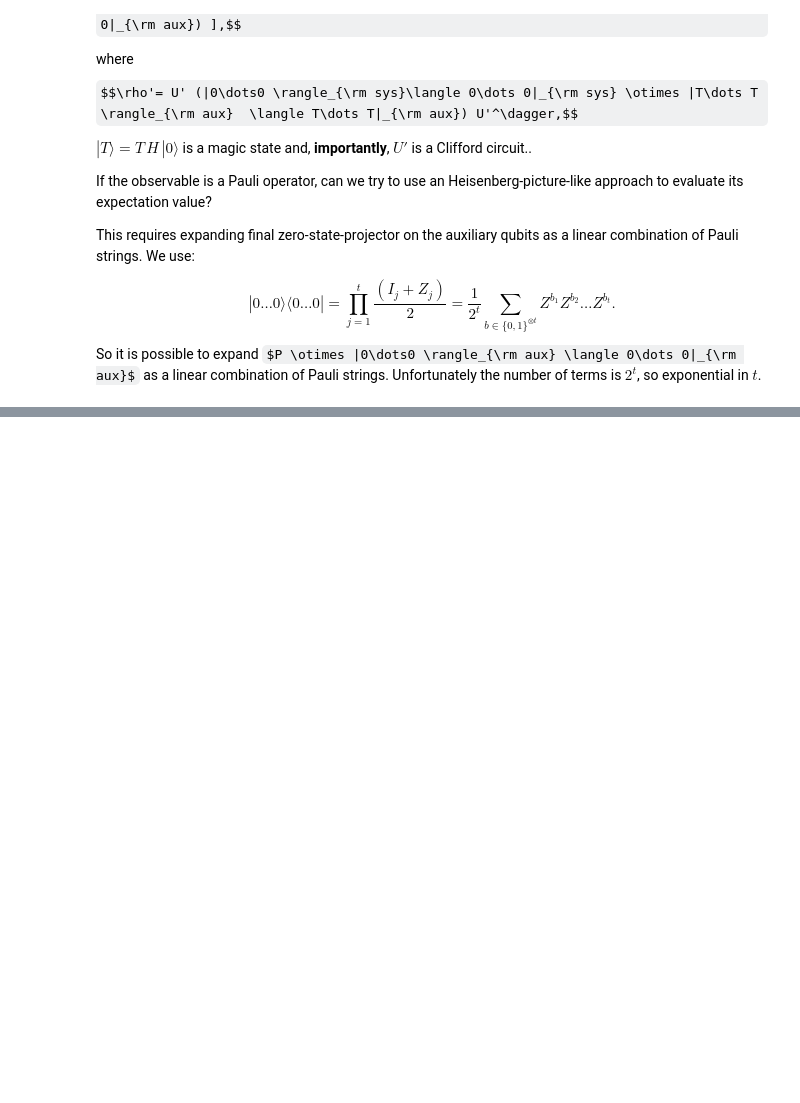
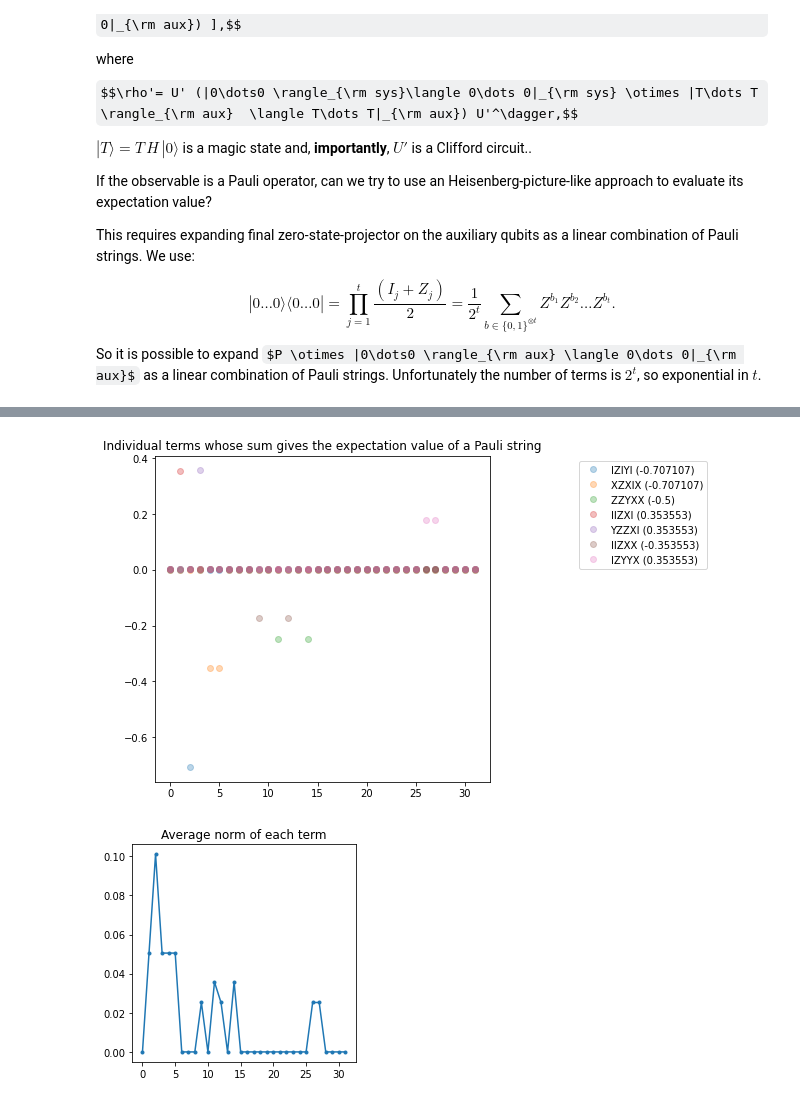
Before and after one commit to andreamari/dropbox, a Jupyter notebook: clifford/magic_state_simulation.ipynb, the cells around one changed output, grey strips where cells are left out. Saved outputs shown, nothing was run; the diff lists cells and outputs as text; code cells hidden in the pictures; some formulas as TeX source; blank space fills up the shorter version.

```diff
--- a/clifford/magic_state_simulation.ipynb
+++ b/clifford/magic_state_simulation.ipynb
@@ -431,0 +474,30 @@ for p in ["I", "X", "Y", "Z"]:
+# %%
+def compute_pauli_expval_with_gadget_and_linear_comb_heisenberg(circuit, pauli, n_qubits, num_t):
+    """Computes the expectation value of a Pauli observable expanding the projector on the magic states
+    as a linear combination of Pauli operators. Each Pauli term is evolved by the circuit
+    and evaluated using the Heisenberg picture.
+
+    Returns: The expectation value and also individual terms before averaging.
+    """
+    circuit_to_measure = circuit.copy()
+
+    # Expand zero-state projector on gadget qubits
+    all_paulis = [Pauli(p + pauli) for p in paulis_of_zero_projector(num_t)]
+
+    evolved_paulis = [p.evolve(circuit) for p in all_paulis]
+
+    all_expvals = np.array([expval_with_init_state(p, n_qubits, num_t) for p in evolved_paulis])
+
+    return np.sum(all_expvals), all_expvals
+# %%
+%%time
+
+circuit = rnd_clifford_t_circuit(n_qubits=n_qubits, n_bits=n_bits, num_t=num_t, t_gadget=True, randomize=False, magic_prep=False, seed=0)
+
+heis_expvals = []
+heis_all_expvals = []
+for _pauli, _expval in zip(heavy_paulis, heavy_expvals):
+    estimate, all_expvals = compute_pauli_expval_with_gadget_and_linear_comb_heisenberg(circuit, pauli=_pauli, n_qubits=n_qubits, num_t=num_t)
+    print(f"Pauli: {_pauli} \texpval_direct: {_expval:.4} \texpval_with_gadget: {estimate:.4}")
+    heis_all_expvals.append(all_expvals)
+    heis_expvals.append(estimate)
@@ -431,0 +514,5 @@ for p in ["I", "X", "Y", "Z"]:
+# %%
+plot_all_heavy_terms(heavy_paulis, heis_expvals, heis_all_expvals)
+# %% [output]
+[figure, added]
+[figure, added]
```
Also changed, not shown: parts of 26 cells of this notebook, 2 other files.
